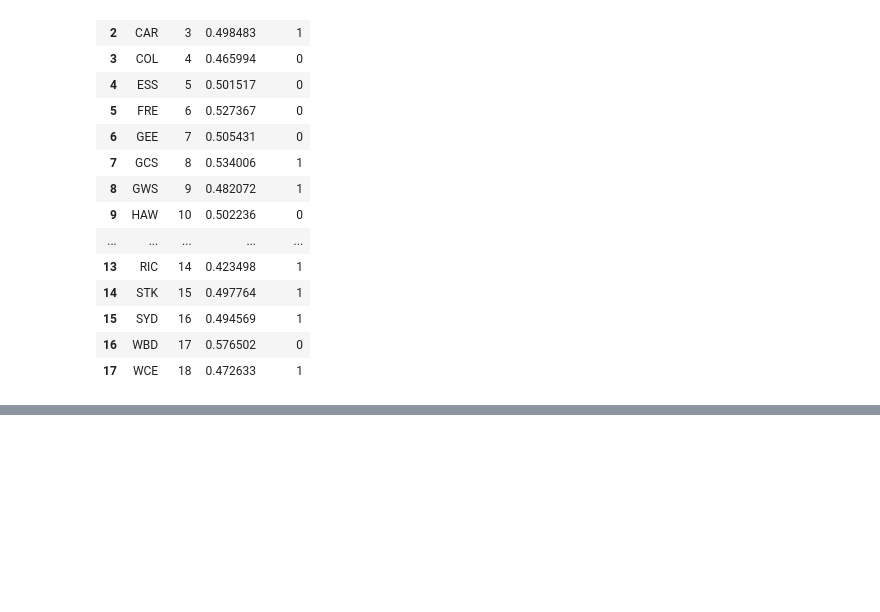
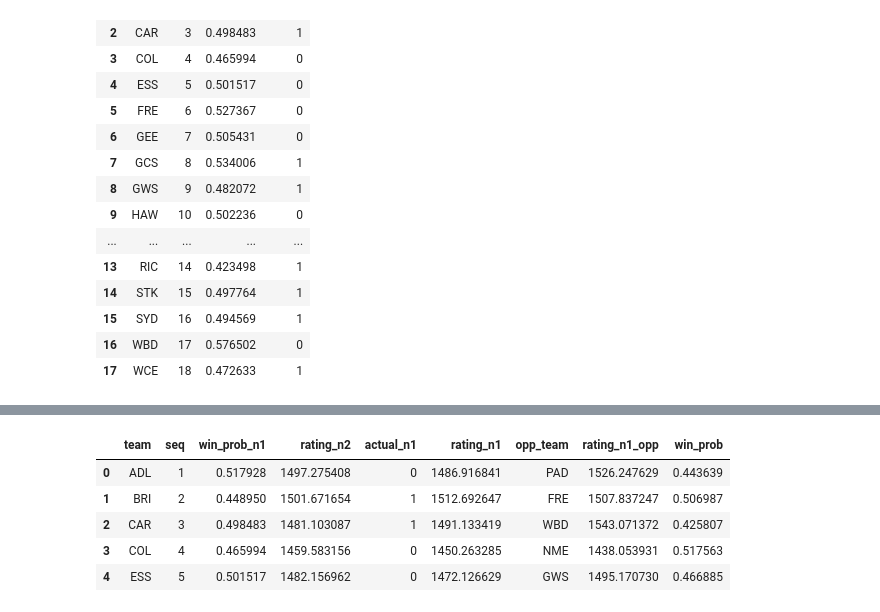
Before and after one commit to stevegabriel1/afl_elo_ratings, a Jupyter notebook: basic_version.ipynb, the cells around one changed output, grey strips where cells are left out. Saved outputs shown, nothing was run; the diff lists cells and outputs as text; code cells hidden in the pictures; blank space fills up the shorter version.

```diff
--- a/basic_version.ipynb
+++ b/basic_version.ipynb
@@ -1046,0 +1130,11 @@ quick_results_check
+# %%
+## Now the formula for win probability can be applied row by row:
+joined['win_prob'] = 1/(1 + (10**((joined['rating_n1_opp'] - joined['rating_n1'])/400)))
+joined.head()
+# %% [output]
+|  | team | seq | win_prob_n1 | rating_n2 | actual_n1 | rating_n1 | opp_team | rating_n1_opp | win_prob |
+| 0 | ADL | 1 | 0.517928 | 1497.275408 | 0 | 1486.916841 | PAD | 1526.247629 | 0.443639 |
+| 1 | BRI | 2 | 0.448950 | 1501.671654 | 1 | 1512.692647 | FRE | 1507.837247 | 0.506987 |
+| 2 | CAR | 3 | 0.498483 | 1481.103087 | 1 | 1491.133419 | WBD | 1543.071372 | 0.425807 |
+| 3 | COL | 4 | 0.465994 | 1459.583156 | 0 | 1450.263285 | NME | 1438.053931 | 0.517563 |
+| 4 | ESS | 5 | 0.501517 | 1482.156962 | 0 | 1472.126629 | GWS | 1495.170730 | 0.466885 |
```
Also changed, not shown: parts of 17 cells of this notebook.
